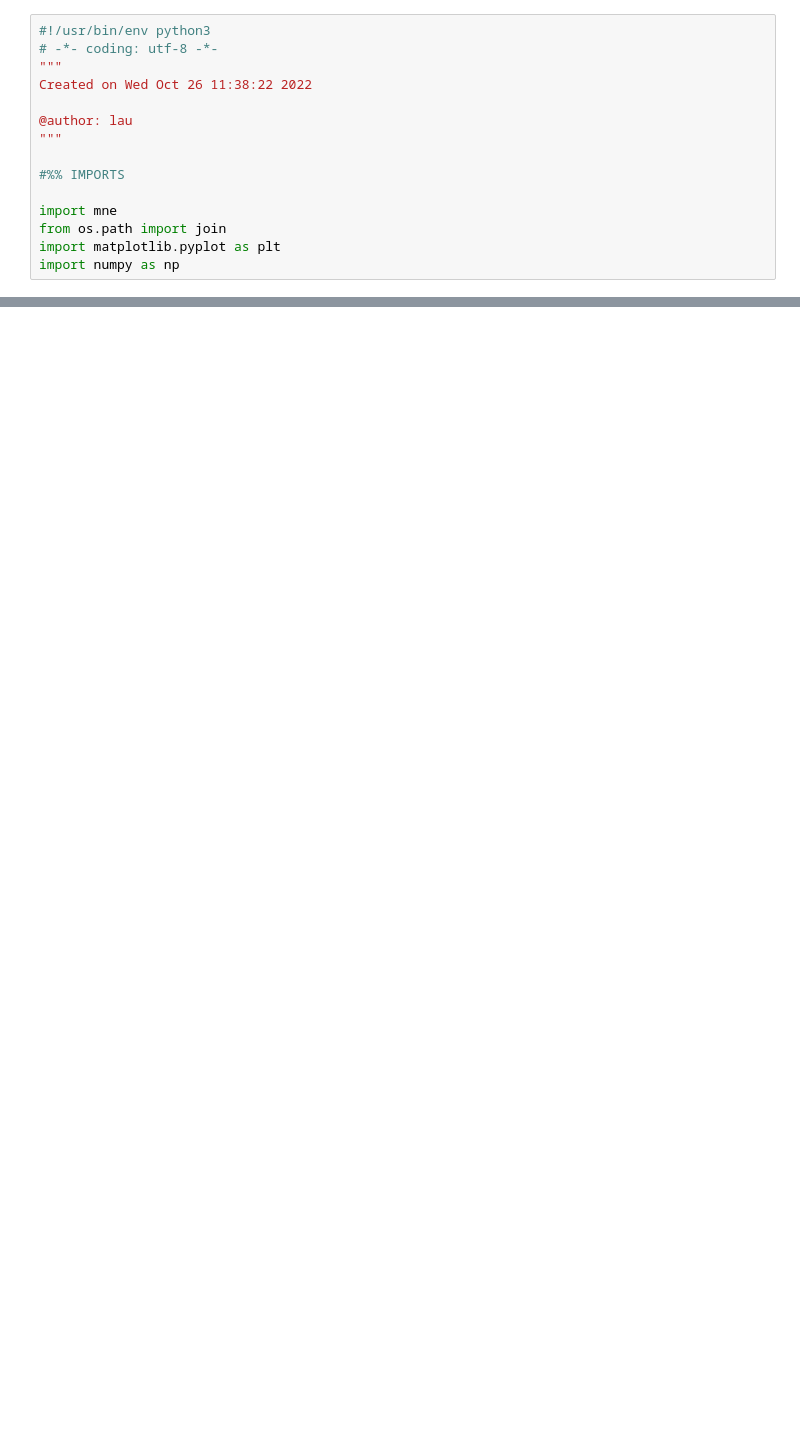
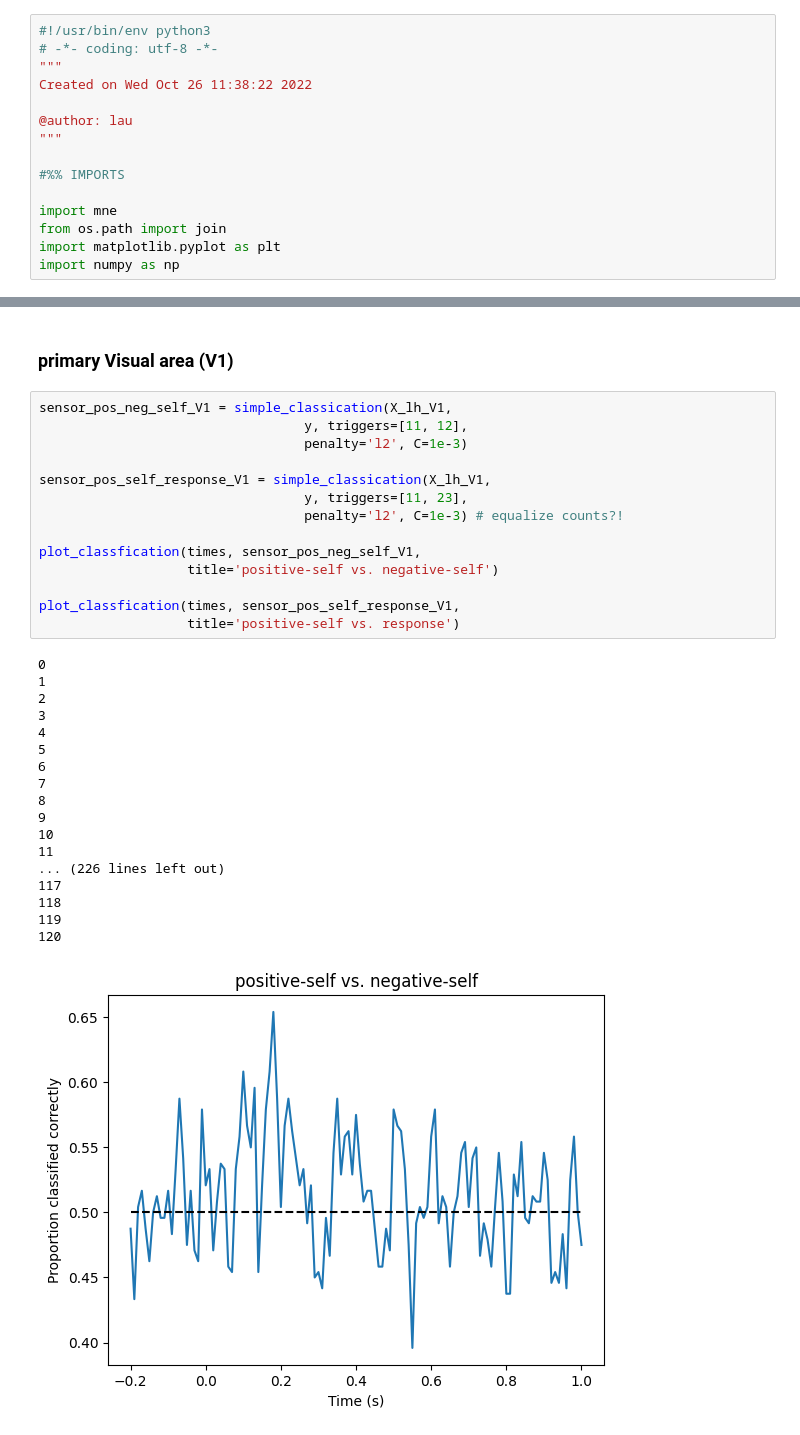
Before and after one commit to jorgenhw/adv_neuro_science, a Jupyter notebook: 12b_MEG_analysis/python/prepare_for_classifcation.ipynb, the cells around one changed output, grey strips where cells are left out. Saved outputs shown, nothing was run; the diff lists cells and outputs as text; blank space fills up the shorter version.

```diff
--- a/12b_MEG_analysis/python/prepare_for_classifcation.ipynb
+++ b/12b_MEG_analysis/python/prepare_for_classifcation.ipynb
@@ -341,0 +504,35 @@ def plot_classfication(times, mean_scores, title=None):
+# %% [markdown]
+### primary Visual area (V1)
+# %%
+sensor_pos_neg_self_V1 = simple_classication(X_lh_V1,
+                                  y, triggers=[11, 12],
+                                  penalty='l2', C=1e-3)
+
+sensor_pos_self_response_V1 = simple_classication(X_lh_V1,
+                                  y, triggers=[11, 23],
+                                  penalty='l2', C=1e-3) # equalize counts?!
+
+plot_classfication(times, sensor_pos_neg_self_V1,
+                   title='positive-self vs. negative-self')
+
+plot_classfication(times, sensor_pos_self_response_V1,
+                   title='positive-self vs. response')
+# %% [output]
+0
+1
+2
+3
+4
+5
+6
+7
+8
+9
+10
+11
+... (226 lines left out)
+117
+118
+119
+120
+[figure, added]
```
Also changed, not shown: parts of 27 cells of this notebook, 2 other files.
